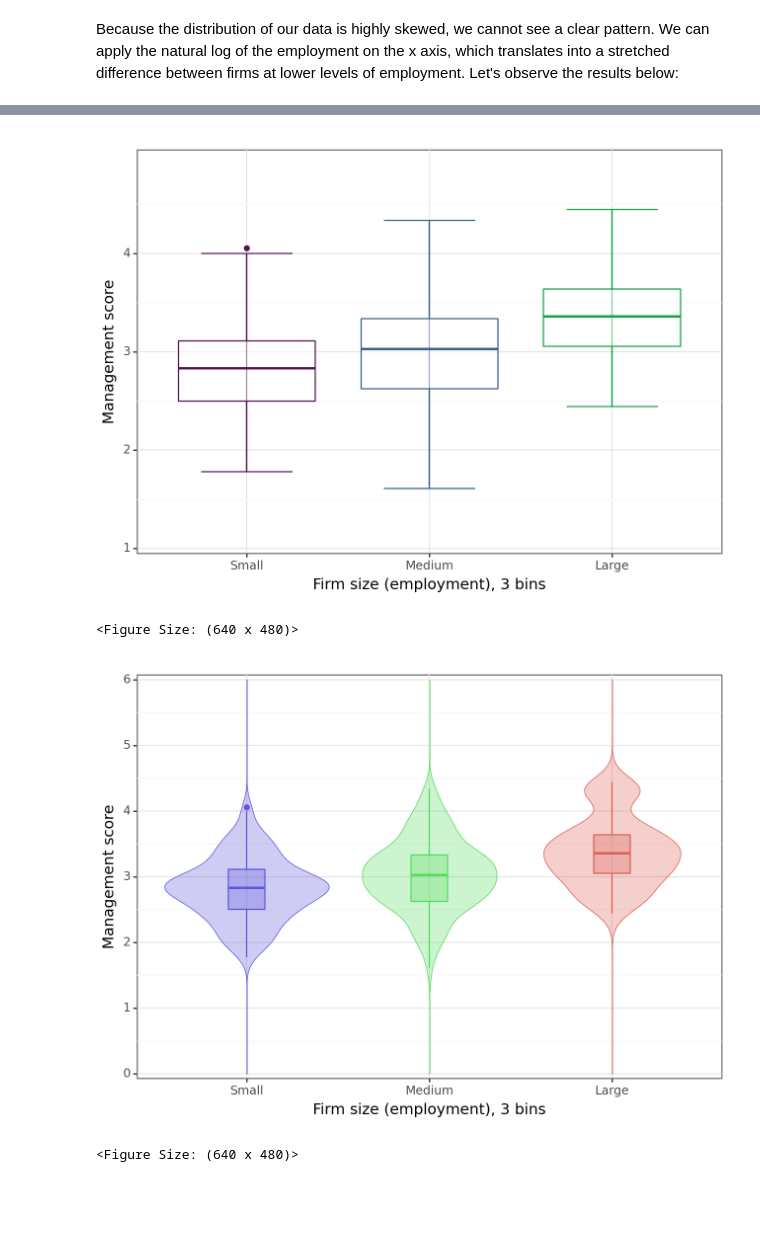
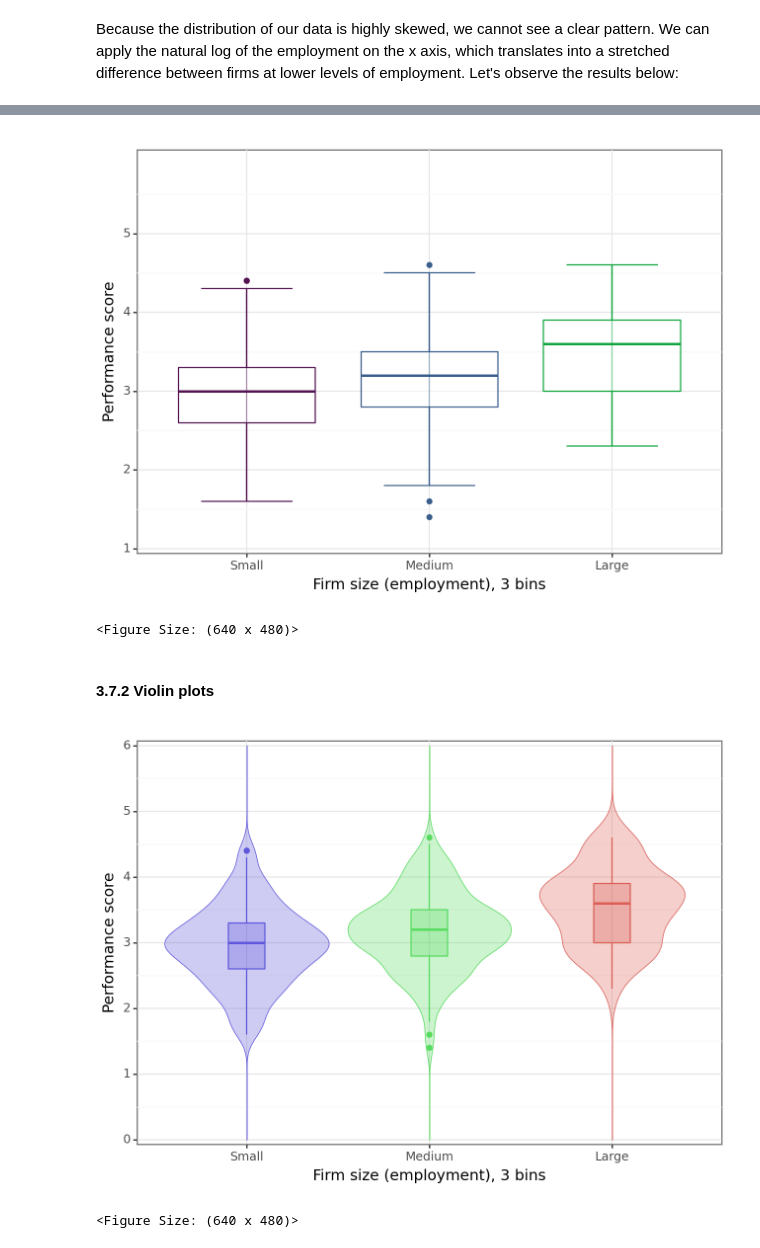
Before and after one commit to felipesebben/bk_data_analysis_studies, a Jupyter notebook: da_data_exercises/ch04-comparison_correlation/03-wms_management_ex2/03_wms_management_ex2.ipynb, the cells around one changed output, grey strips where cells are left out. Drawn from its saved outputs; the diff is of its cells as text; code cells hidden in the pictures; blank space fills up the shorter version.

```diff
--- a/da_data_exercises/ch04-comparison_correlation/03-wms_management_ex2/03_wms_management_ex2.ipynb
+++ b/da_data_exercises/ch04-comparison_correlation/03-wms_management_ex2/03_wms_management_ex2.ipynb
@@ -642,7 +582,7 @@ df = df.replace({"emp3bins":{
 # %%
 # Bot plots
 ggplot(df, aes(x="pd.Categorical(df['emp3bins'], categories=sorted(set(df['emp3bins']), reverse=True))",
-               y="management",
+               y="performance",
                ),
     ) + stat_boxplot(
         aes(group="emp3bins"),
@@ -659,41 +599,43 @@ ggplot(df, aes(x="pd.Categorical(df['emp3bins'], categories=sorted(set(df['emp3b
         na_rm=True,
     ) + labs(
         x="Firm size (employment), 3 bins",
-        y="Management score"
+        y="Performance score"
     ) + scale_y_continuous(
-        expand=(0.01, 0.01), limits=(1, 5), breaks=seq(1, 5, 1)
+        expand=(0.01, 0.01), limits=(1, 6), breaks=seq(1, 6, 1)
     ) + theme_bw()
 # %% [output]
-[figure, old version]
+[figure, new version]
 <Figure Size: (640 x 480)>
+# %% [markdown]
+<h4>3.7.2 Violin plots </h4>
 # %%
 ggplot(df,
        aes(x="pd.Categorical(df['emp3bins'], categories=sorted(set(df['emp3bins']), reverse=True))",
-           y="management",
+           y="performance",
            color="emp3bins",
            fill="emp3bins",
                ),
     ) + geom_violin(
         aes(group="emp3bins"),
         alpha=0.3,
         size=0.3,
         trim=False,
         show_legend=False,
         na_rm=True,
     ) + geom_boxplot(
         aes(group="emp3bins"),
         size=0.5,
         alpha=0.3,
         width=0.2,
         na_rm=True,
     ) + labs(
         x="Firm size (employment), 3 bins",
-        y="Management score"
+        y="Performance score"
     ) + scale_y_continuous(
         expand=(0.01, 0.01), limits=(0, 6), breaks=seq(0, 7, 1)
     ) + guides(
         fill=False, color=False
     ) + theme_bw()
 # %% [output]
-[figure, old version]
+[figure, new version]
 <Figure Size: (640 x 480)>
```
Also changed, not shown: parts of 46 cells of this notebook, 1 other file.
